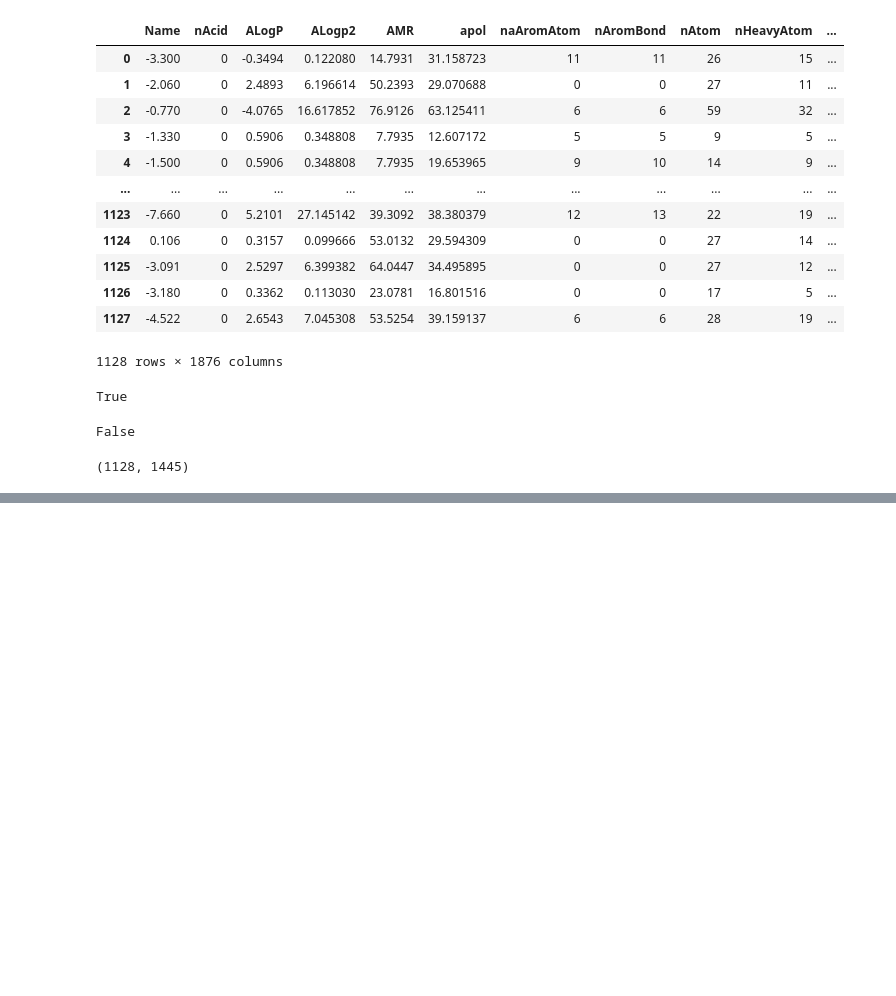
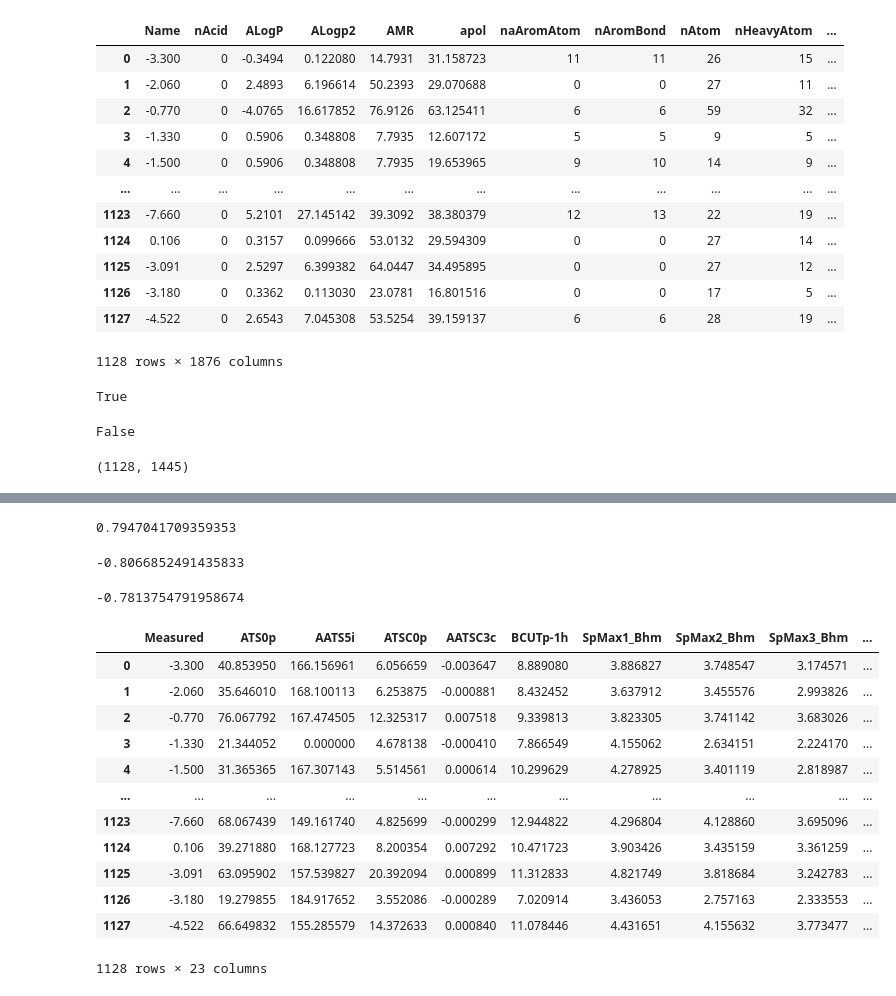
Before and after one commit to kuteykin/solubility-predictor, a Jupyter notebook: Solubility_predictor.ipynb, the cells around one changed output, grey strips where cells are left out. Cells and saved outputs as stored; diff of their text form; code cells hidden in the pictures; blank space fills up the shorter version.

```diff
--- a/Solubility_predictor.ipynb
+++ b/Solubility_predictor.ipynb
@@ -235,0 +245,5 @@ df_predicted
+# %%
+# using <feature_importances_> for selection of features with importance above THRESHOLD
+
+feature_importances = pd.DataFrame(rf_reg.feature_importances_, columns=['Importance']).set_index(x2.columns[1:])
+feature_importances.sort_values('Importance', ascending=False)
@@ -235,0 +264,4 @@ df_predicted
+# %%
+THRESHOLD = 0.002
+important_features = feature_importances[feature_importances.Importance >= THRESHOLD].index.to_list()
+important_features
@@ -235,0 +286,32 @@ df_predicted
+# %%
+# Check correlation for most important features
+x2.XLogP.corr(x2.CrippenLogP)
+# %% [output]
+0.7947041709359353
+# %%
+x2.Measured.corr(x2.CrippenLogP)
+# %% [output]
+-0.8066852491435833
+# %%
+x2.Measured.corr(x2.XLogP)
+# %% [output]
+-0.7813754791958674
+# %%
+# Preparing new dataset with most important features only
+
+x3 = pd.concat([x2.Measured, x2[important_features]], axis=1)
+x3
+# %% [output]
+|  | Measured | ATS0p | AATS5i | ATSC0p | AATSC3c | BCUTp-1h | SpMax1_Bhm | SpMax2_Bhm | SpMax3_Bhm | ... |
+| 0 | -3.300 | 40.853950 | 166.156961 | 6.056659 | -0.003647 | 8.889080 | 3.886827 | 3.748547 | 3.174571 | ... |
+| 1 | -2.060 | 35.646010 | 168.100113 | 6.253875 | -0.000881 | 8.432452 | 3.637912 | 3.455576 | 2.993826 | ... |
+| 2 | -0.770 | 76.067792 | 167.474505 | 12.325317 | 0.007518 | 9.339813 | 3.823305 | 3.741142 | 3.683026 | ... |
+| 3 | -1.330 | 21.344052 | 0.000000 | 4.678138 | -0.000410 | 7.866549 | 4.155062 | 2.634151 | 2.224170 | ... |
+| 4 | -1.500 | 31.365365 | 167.307143 | 5.514561 | 0.000614 | 10.299629 | 4.278925 | 3.401119 | 2.818987 | ... |
+| ... | ... | ... | ... | ... | ... | ... | ... | ... | ... | ... |
+| 1123 | -7.660 | 68.067439 | 149.161740 | 4.825699 | -0.000299 | 12.944822 | 4.296804 | 4.128860 | 3.695096 | ... |
+| 1124 | 0.106 | 39.271880 | 168.127723 | 8.200354 | 0.007292 | 10.471723 | 3.903426 | 3.435159 | 3.361259 | ... |
+| 1125 | -3.091 | 63.095902 | 157.539827 | 20.392094 | 0.000899 | 11.312833 | 4.821749 | 3.818684 | 3.242783 | ... |
+| 1126 | -3.180 | 19.279855 | 184.917652 | 3.552086 | -0.000289 | 7.020914 | 3.436053 | 2.757163 | 2.333553 | ... |
+| 1127 | -4.522 | 66.649832 | 155.285579 | 14.372633 | 0.000840 | 11.078446 | 4.431651 | 4.155632 | 3.773477 | ... |
+1128 rows × 23 columns
```
Also changed, not shown: parts of 21 cells of this notebook.
